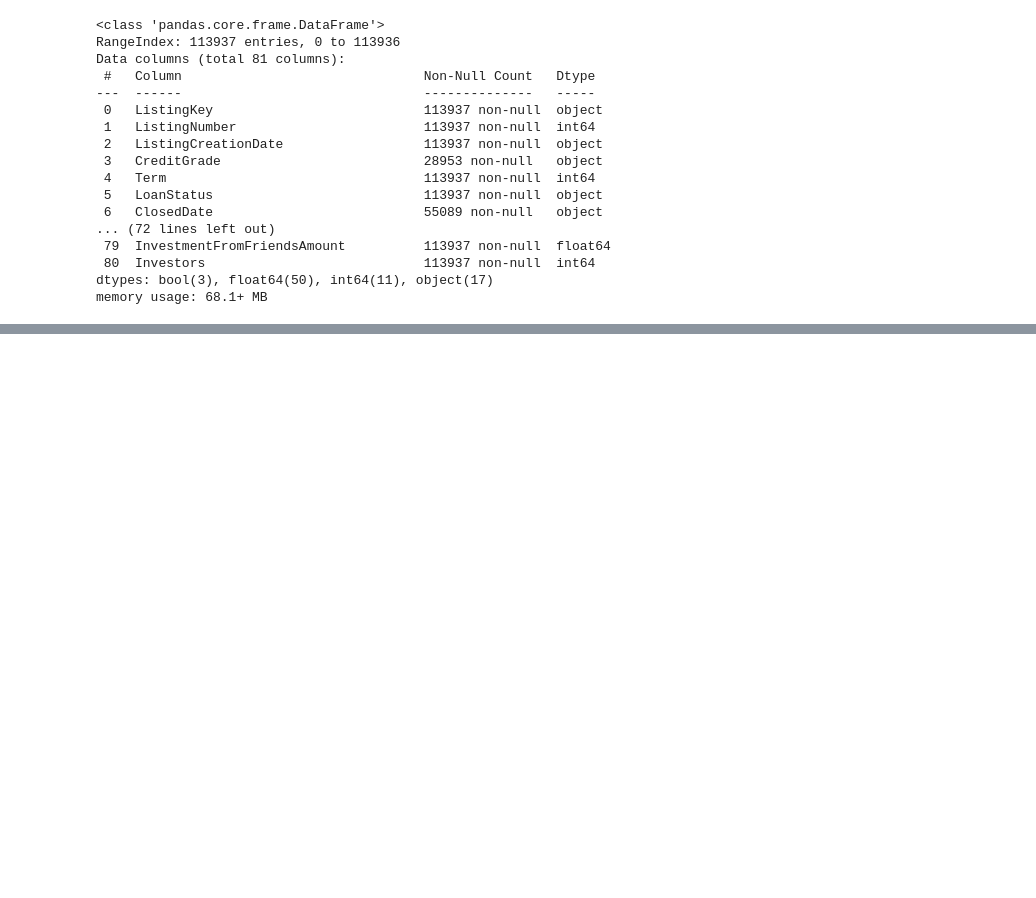
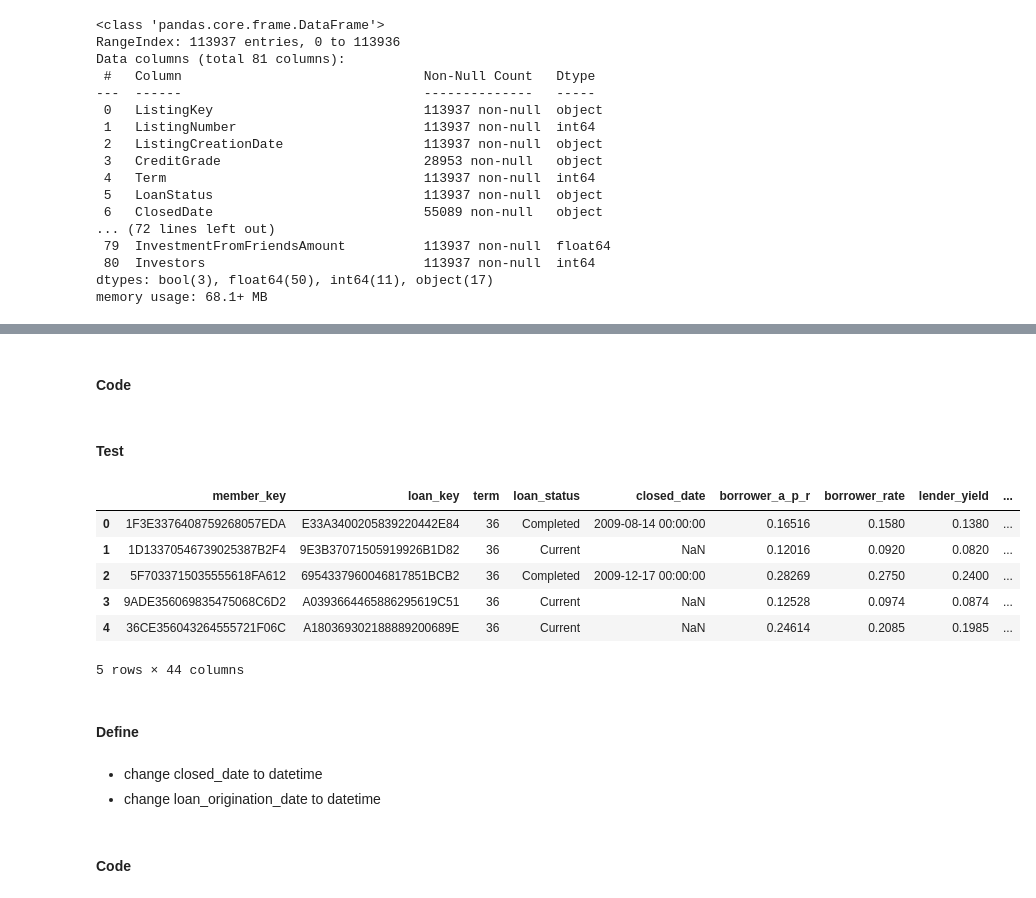
Before and after one commit to scdone/loan_data_visualization, a Jupyter notebook: data_wrangling_and_cleaning.ipynb, the cells around one changed output, grey strips where cells are left out. Drawn from its saved outputs; the diff is of its cells as text; code cells hidden in the pictures; blank space fills up the shorter version.

```diff
--- a/data_wrangling_and_cleaning.ipynb
+++ b/data_wrangling_and_cleaning.ipynb
@@ -99,0 +100,4 @@ df.isna()
+# %%
+# creating new df copy to clean
+
+clean_df = df.copy()
@@ -99,0 +108,39 @@ df.isna()
+# %% [markdown]
+#### Code
+# %%
+# makes list of current column names
+column_list = clean_df.columns.tolist()
+# %%
+# code solution to change all to snake_case found here - https://stackoverflow.com/a/1176023
+
+import re
+
+snake_list = []
+
+for column in column_list:
+    column = re.sub(r'(?<!^)(?=[A-Z])', '_', column).lower()
+
+    snake_list.append(column)
+# %%
+# assigns column names to new column names in snake_case
+clean_df.columns = snake_list
+# %% [markdown]
+#### Test
+# %%
+# checks columns names to see they were changed correctly
+clean_df.head()
+# %% [output]
+|  | member_key | loan_key | term | loan_status | closed_date | borrower_a_p_r | borrower_rate | lender_yield | ... |
+| 0 | 1F3E3376408759268057EDA | E33A3400205839220442E84 | 36 | Completed | 2009-08-14 00:00:00 | 0.16516 | 0.1580 | 0.1380 | ... |
+| 1 | 1D13370546739025387B2F4 | 9E3B37071505919926B1D82 | 36 | Current | NaN | 0.12016 | 0.0920 | 0.0820 | ... |
+| 2 | 5F7033715035555618FA612 | 6954337960046817851BCB2 | 36 | Completed | 2009-12-17 00:00:00 | 0.28269 | 0.2750 | 0.2400 | ... |
+| 3 | 9ADE356069835475068C6D2 | A0393664465886295619C51 | 36 | Current | NaN | 0.12528 | 0.0974 | 0.0874 | ... |
+| 4 | 36CE356043264555721F06C | A180369302188889200689E | 36 | Current | NaN | 0.24614 | 0.2085 | 0.1985 | ... |
+5 rows × 44 columns
+# %% [markdown]
+#### Define
+# %% [markdown]
+- change closed_date to datetime
+- change loan_origination_date to datetime
+# %% [markdown]
+#### Code
```
Also changed, not shown: parts of 62 cells of this notebook, 3 other files.
